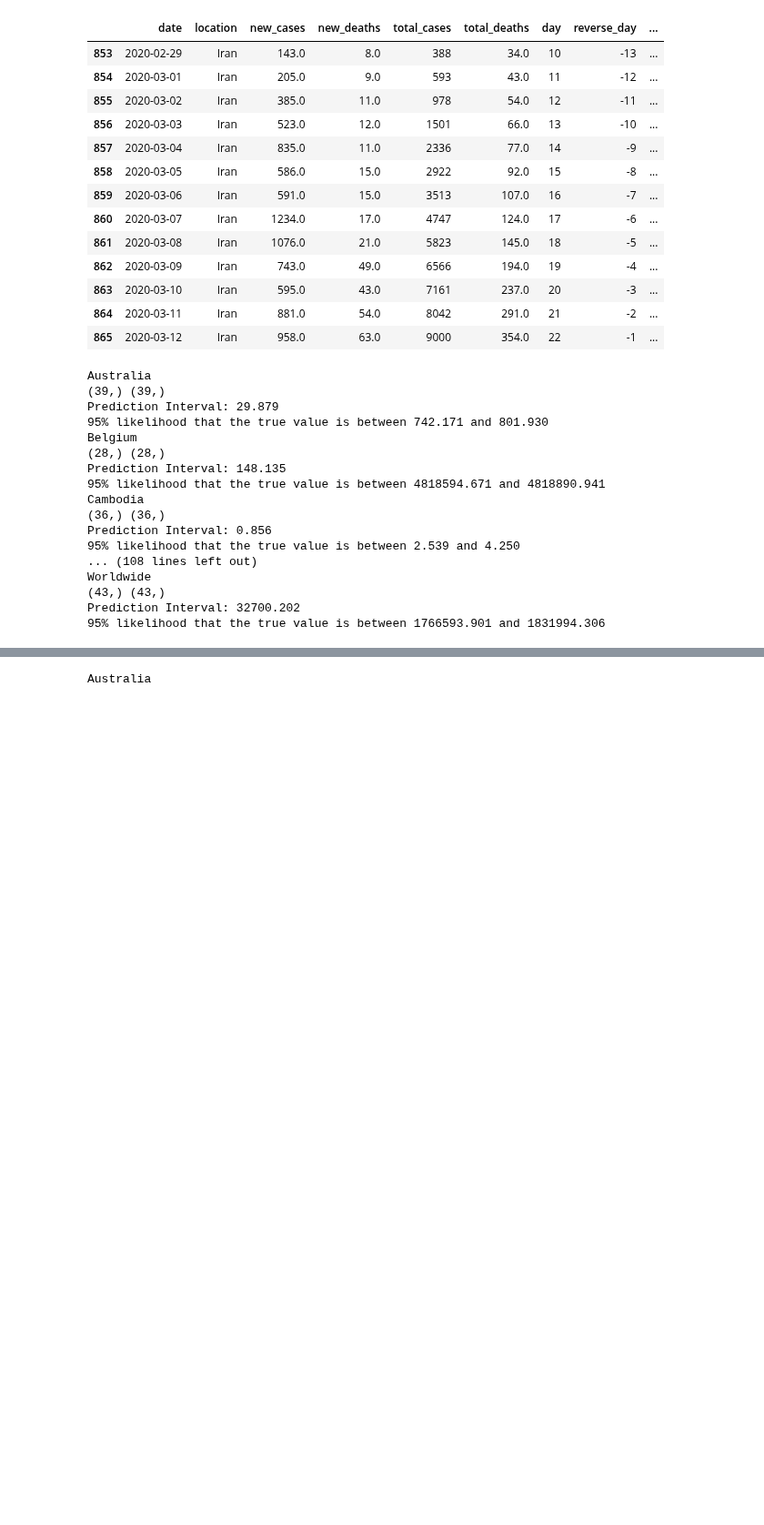
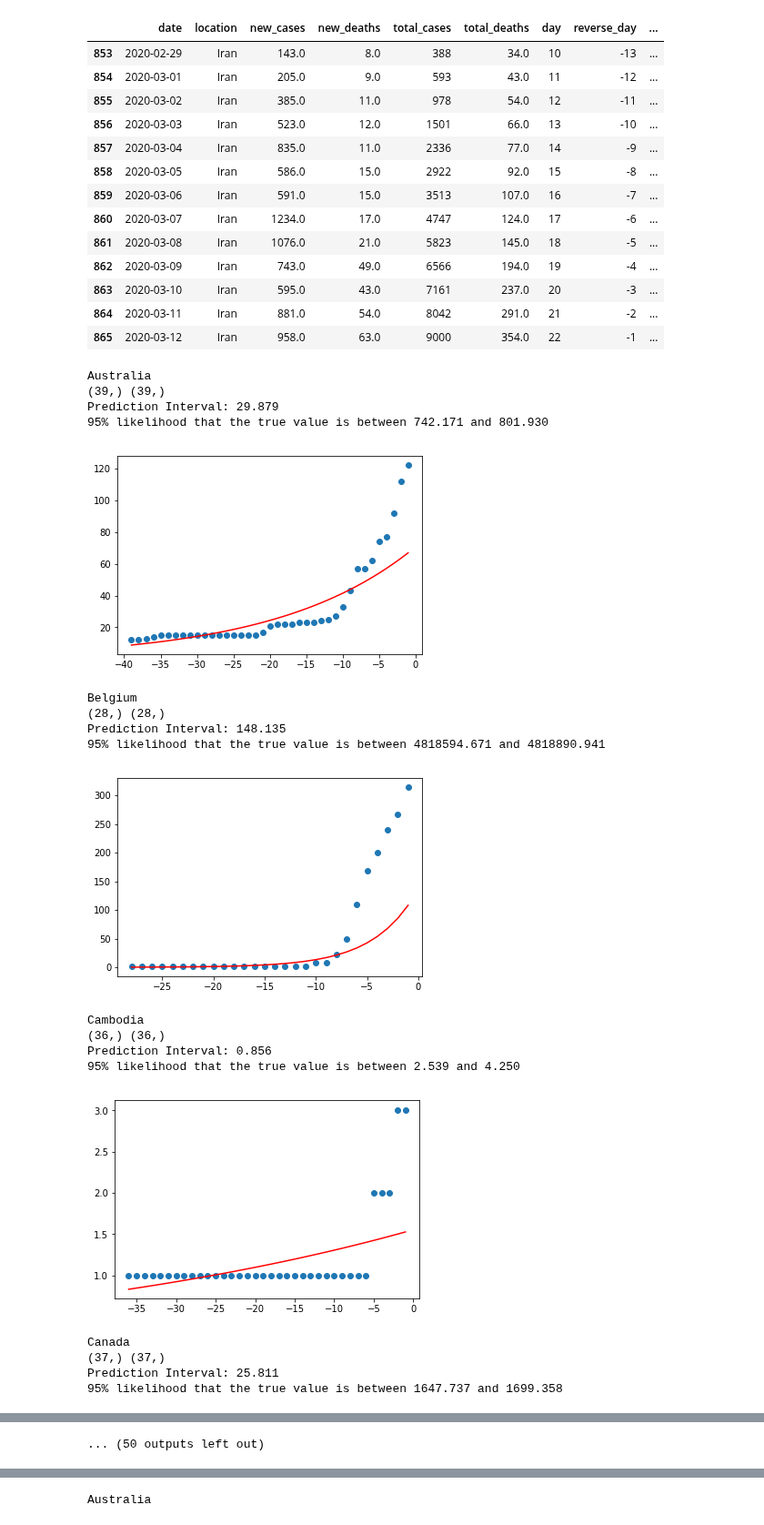
Before and after one commit to rishemjit/COVID_analysis, a Jupyter notebook: Analysis.ipynb, the cells around one changed output, grey strips where cells are left out. Shown at 91% size. Saved outputs shown, nothing was run; the diff lists cells and outputs as text; code cells hidden in the pictures; blank space fills up the shorter version.

```diff
--- a/Analysis.ipynb
+++ b/Analysis.ipynb
@@ -362,45 +362,47 @@ def get_intercept_grad(country):
     sum_errs = np.sum((np.exp(y) - np.exp(y_pred))**2)
     stdev = np.sqrt(1/(len(y)-2) * sum_errs)
 
     # calculate prediction interval
     interval = 1.96 * stdev
     print('Prediction Interval: %.3f' % interval)
     lower, upper = np.exp(yhat_out) - interval, np.exp(yhat_out) + interval
     print('95%% likelihood that the true value is between %.3f and %.3f' % (lower, upper))
     #print('True value: %.3f' % np.exp(y_out))
     # plot dataset and prediction with interval
-    #plt.scatter(x, np.exp(y))
-    #plt.plot(x, np.exp(y_pred), color='red')
+    plt.scatter(x, np.exp(y))
+    plt.plot(x, np.exp(y_pred), color='red')
     #plt.errorbar(x_in, np.exp(yhat_out), yerr=interval, color='black', fmt='o')
     plt.show()
 
     return intercept, gradient
 
 
 
 reg_df = pd.DataFrame(columns=['intercept', 'grad', 'maxCases'])
 
 for country, data in dCVsub_country.items():
     #print(country, len(data))
     if len(data)>10:
         print(country)
         intercept, gradient = get_intercept_grad(country)
         reg_df.loc[country] = [intercept, gradient,max(data['total_cases'])]
 # %% [output]
 Australia
 (39,) (39,)
 Prediction Interval: 29.879
 95% likelihood that the true value is between 742.171 and 801.930
-Belgium
-(28,) (28,)
-Prediction Interval: 148.135
-95% likelihood that the true value is between 4818594.671 and 4818890.941
-Cambodia
-(36,) (36,)
-Prediction Interval: 0.856
-95% likelihood that the true value is between 2.539 and 4.250
-... (108 lines left out)
-Worldwide
-(43,) (43,)
-Prediction Interval: 32700.202
-95% likelihood that the true value is between 1766593.901 and 1831994.306
+[figure, added]
+Belgium
+(28,) (28,)
+Prediction Interval: 148.135
+95% likelihood that the true value is between 4818594.671 and 4818890.941
+[figure, added]
+Cambodia
+(36,) (36,)
+Prediction Interval: 0.856
+95% likelihood that the true value is between 2.539 and 4.250
+[figure, added]
+Canada
+(37,) (37,)
+Prediction Interval: 25.811
+95% likelihood that the true value is between 1647.737 and 1699.358
@@ -407,3 +420,4 @@ Prediction Interval: 32700.202
+... (50 outputs left out)
 # %%
 import seaborn as sns
 
```
Also changed, not shown: parts of 2 cells of this notebook.
